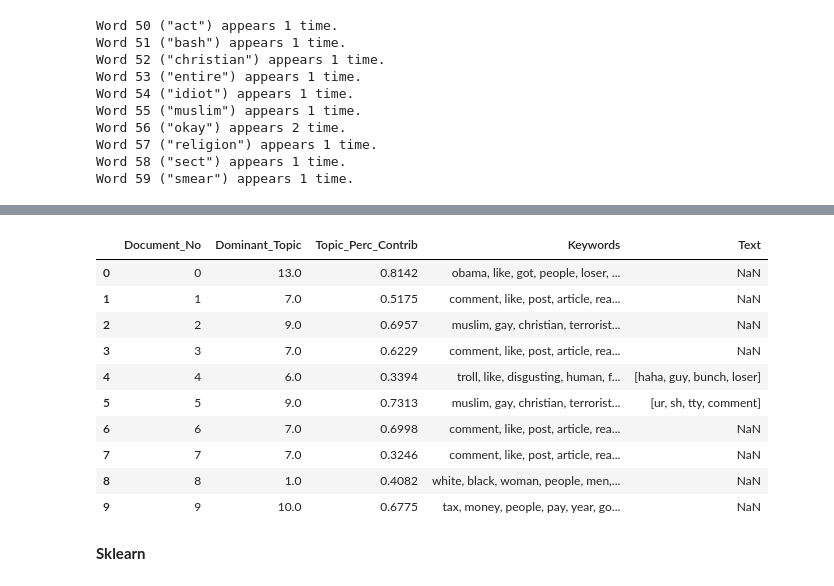
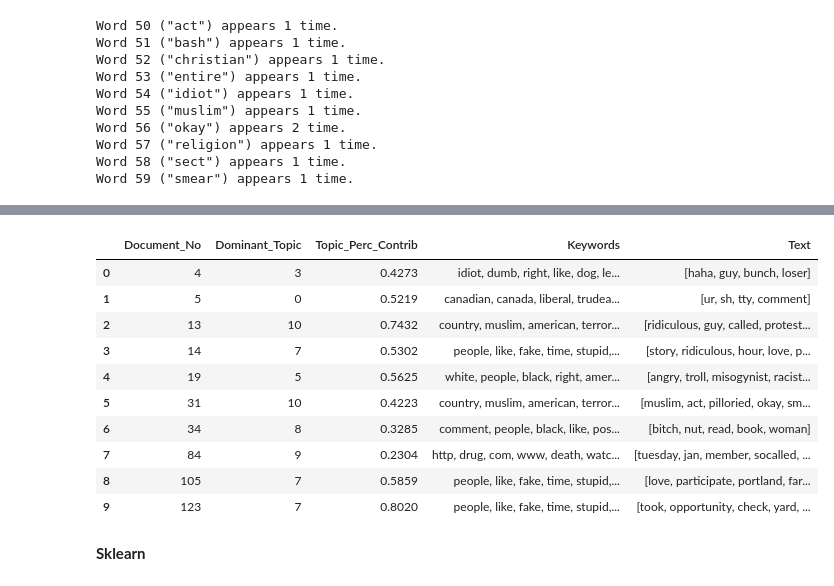
Before and after one commit to dvh549/Text_Mining, a Jupyter notebook: Toxic Comments Revamped.ipynb, the cells around one changed output, grey strips where cells are left out. Drawn from its saved outputs; the diff is of its cells as text; code cells hidden in the pictures.

Commit message:
Corrected dominant topic helper function

```diff
--- a/Toxic Comments Revamped.ipynb
+++ b/Toxic Comments Revamped.ipynb
@@ -699,6 +697,6 @@ lda_model = models.LdaMulticore(bow_corpus, num_topics=14,
                                     id2word=dictionary, passes=2, workers=2)
 # %%
 topics = lda_model.print_topics(num_topics=-1, num_words=5)
-for i, topic in enumerate(topics[:10]):
+for i, topic in enumerate(topics):
     print("Train topic {}: {}".format(i, topic))
 # %% [output]
@@ -778,27 +780,20 @@ topic
 # %%
-# helper function to know which document belongs predominantly to which topic
+def get_dominant_topics(lda_model, tpd, texts):
 
-def format_topics_sentences(ldamodel, corpus, texts):
-    # Init output
-    sent_topics_df = pd.DataFrame()
+    arr = []
 
     # Get main topic in each document
-    for i, row_list in enumerate(ldamodel[corpus]):
-        row = row_list[0] if ldamodel.per_word_topics else row_list
-        # print(row)
+    for i, row_list in enumerate(tpd):
+        row = row_list[0] if lda_model.per_word_topics else row_list
         row = sorted(row, key=lambda x: (x[1]), reverse=True)
-        # Get the Dominant topic, Perc Contribution and Keywords for each document
-        for j, (topic_num, prop_topic) in enumerate(row):
-            if j == 0:  # => dominant topic
-                wp = ldamodel.show_topic(topic_num)
-                topic_keywords = ", ".join([word for word, prop in wp])
-#                 sent_topics_df = pd.concat([sent_topics_df, pd.Series([int(topic_num), round(prop_topic,4), topic_keywords])], ignore_index=True)
-                sent_topics_df = sent_topics_df.append(pd.Series([int(topic_num), round(prop_topic,4), topic_keywords]), ignore_index=True)
-            else:
-                break
-    sent_topics_df.columns = ['Dominant_Topic', 'Perc_Contribution', 'Topic_Keywords']
+        # Get the Dominant topic (which is the first element in row), Perc Contribution and Keywords for each document
+        dominant = row[0]
+        topic_keywords = ", ".join([word for word, prop in lda_model.show_topic(dominant[0])])
+        arr.append([int(dominant[0]), round(dominant[1], 4), topic_keywords])
 
-    # Add original text to the end of the output
-    contents = pd.Series(texts)
-    sent_topics_df = pd.concat([sent_topics_df, contents], axis=1)
-    return(sent_topics_df)
+    dominant_topics_df = pd.DataFrame(arr, columns = ['Dominant_Topic', 'Perc_Contribution', 'Topic_Keywords'], index=texts.index)
+    merged = pd.concat([dominant_topics_df, texts], axis=1)
+    merged.reset_index(inplace=True)
+    merged.columns = ['Document_No', 'Dominant_Topic', 'Topic_Perc_Contrib', 'Keywords', 'Text']
+
+    return merged
@@ -807,18 +799,0 @@ documents_dominant_topic = format_topics_sentences(lda_model, bow_corpus, lda_pr
-# %%
-# format output
-
-df_dominant_topic = documents_dominant_topic.reset_index()
-df_dominant_topic.columns = ['Document_No', 'Dominant_Topic', 'Topic_Perc_Contrib', 'Keywords', 'Text']
-df_dominant_topic.head(10)
-# %% [output]
-|  | Document_No | Dominant_Topic | Topic_Perc_Contrib | Keywords | Text |
-| 0 | 0 | 13.0 | 0.8142 | obama, like, got, people, loser, ... | NaN |
-| 1 | 1 | 7.0 | 0.5175 | comment, like, post, article, rea... | NaN |
-| 2 | 2 | 9.0 | 0.6957 | muslim, gay, christian, terrorist... | NaN |
-| 3 | 3 | 7.0 | 0.6229 | comment, like, post, article, rea... | NaN |
-| 4 | 4 | 6.0 | 0.3394 | troll, like, disgusting, human, f... | [haha, guy, bunch, loser] |
-| 5 | 5 | 9.0 | 0.7313 | muslim, gay, christian, terrorist... | [ur, sh, tty, comment] |
-| 6 | 6 | 7.0 | 0.6998 | comment, like, post, article, rea... | NaN |
-| 7 | 7 | 7.0 | 0.3246 | comment, like, post, article, rea... | NaN |
-| 8 | 8 | 1.0 | 0.4082 | white, black, woman, people, men,... | NaN |
-| 9 | 9 | 10.0 | 0.6775 | tax, money, people, pay, year, go... | NaN |
@@ -827 +800,16 @@ filtered_dominant_topic = df_dominant_topic[df_dominant_topic["Text"].notna() &
+# %%
+merged = get_dominant_topics(lda_model, lda_model[bow_corpus], lda_preprocessed_comments)
+merged.head(10)
+# %% [output]
+|  | Document_No | Dominant_Topic | Topic_Perc_Contrib | Keywords | Text |
+| 0 | 4 | 3 | 0.4273 | idiot, dumb, right, like, dog, le... | [haha, guy, bunch, loser] |
+| 1 | 5 | 0 | 0.5219 | canadian, canada, liberal, trudea... | [ur, sh, tty, comment] |
+| 2 | 13 | 10 | 0.7432 | country, muslim, american, terror... | [ridiculous, guy, called, protest... |
+| 3 | 14 | 7 | 0.5302 | people, like, fake, time, stupid,... | [story, ridiculous, hour, love, p... |
+| 4 | 19 | 5 | 0.5625 | white, people, black, right, amer... | [angry, troll, misogynist, racist... |
+| 5 | 31 | 10 | 0.4223 | country, muslim, american, terror... | [muslim, act, pilloried, okay, sm... |
+| 6 | 34 | 8 | 0.3285 | comment, people, black, like, pos... | [bitch, nut, read, book, woman] |
+| 7 | 84 | 9 | 0.2304 | http, drug, com, www, death, watc... | [tuesday, jan, member, socalled, ... |
+| 8 | 105 | 7 | 0.5859 | people, like, fake, time, stupid,... | [love, participate, portland, far... |
+| 9 | 123 | 7 | 0.8020 | people, like, fake, time, stupid,... | [took, opportunity, check, yard, ... |
 # %%
```
Also changed, not shown: parts of 8 cells of this notebook.
